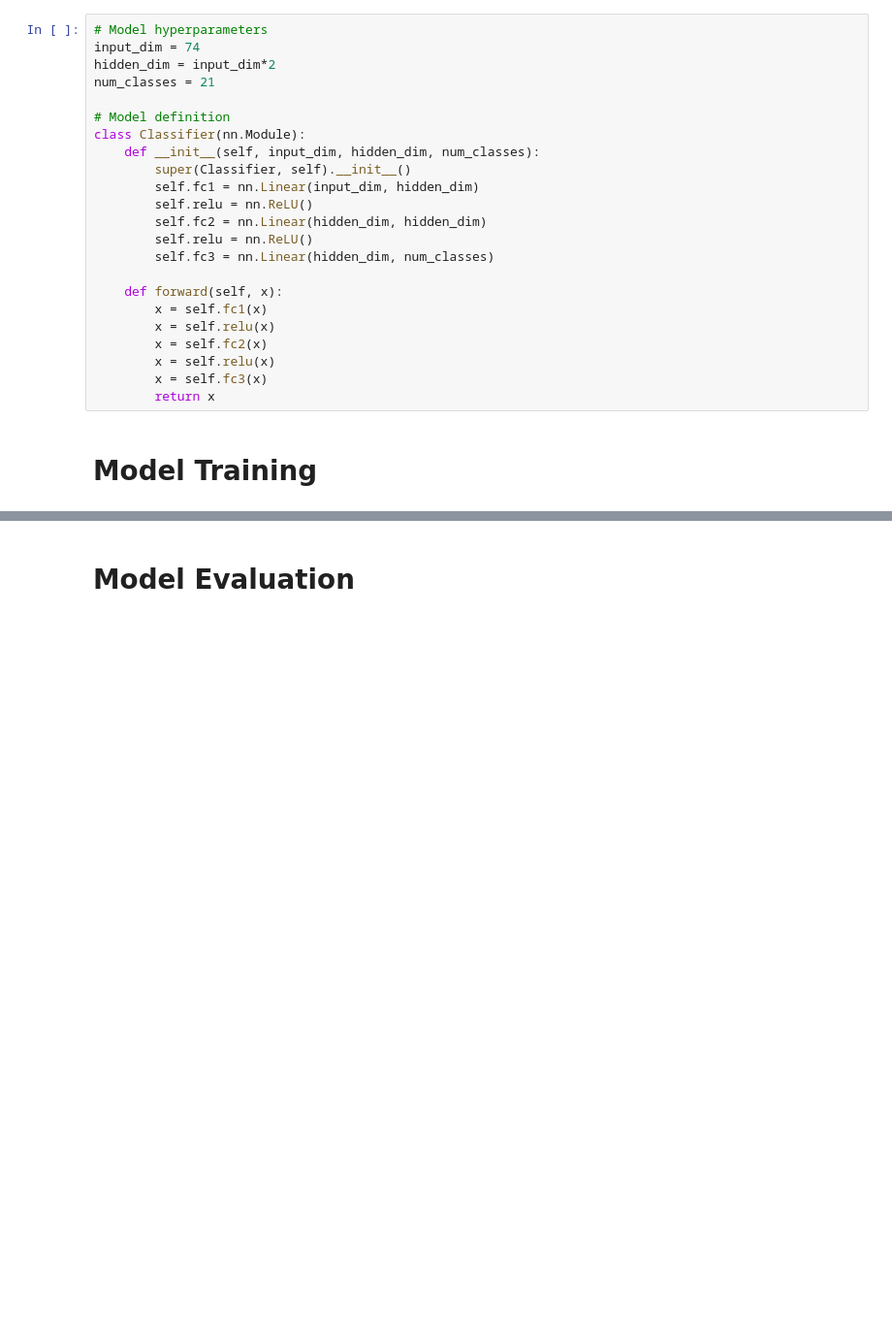
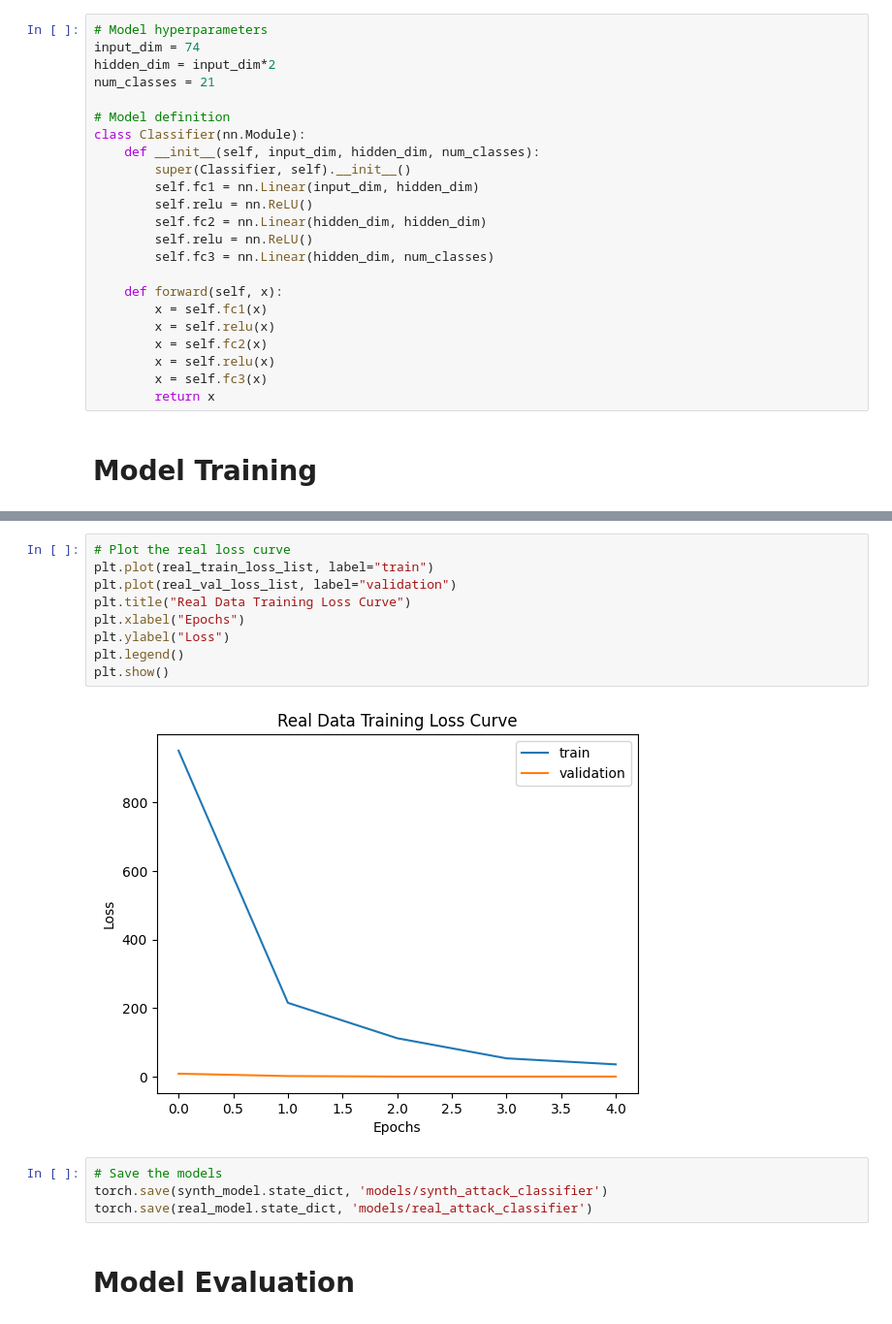
Before and after one commit to AndrewGBalaschak/CPTS-475-Final-Project, a Jupyter notebook: classifier.ipynb, the cells around one changed output, grey strips where cells are left out. Shown at 97% size. Cells and saved outputs as stored; diff of their text form; blank space fills up the shorter version.

```diff
--- a/classifier.ipynb
+++ b/classifier.ipynb
@@ -174,3 +248,18 @@ plt.show()
+# %%
+# Plot the real loss curve
+plt.plot(real_train_loss_list, label="train")
+plt.plot(real_val_loss_list, label="validation")
+plt.title("Real Data Training Loss Curve")
+plt.xlabel("Epochs")
+plt.ylabel("Loss")
+plt.legend()
+plt.show()
+# %% [output]
+[figure, added]
+# %%
+# Save the models
+torch.save(synth_model.state_dict, 'models/synth_attack_classifier')
+torch.save(real_model.state_dict, 'models/real_attack_classifier')
 # %% [markdown]
 # Model Evaluation
 # %%
```
Also changed, not shown: parts of 8 cells of this notebook.
